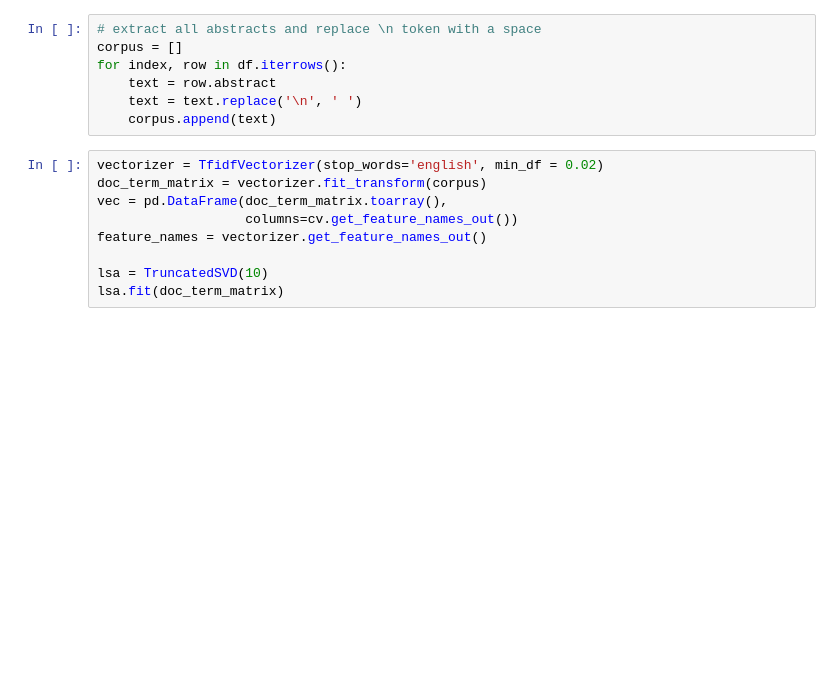
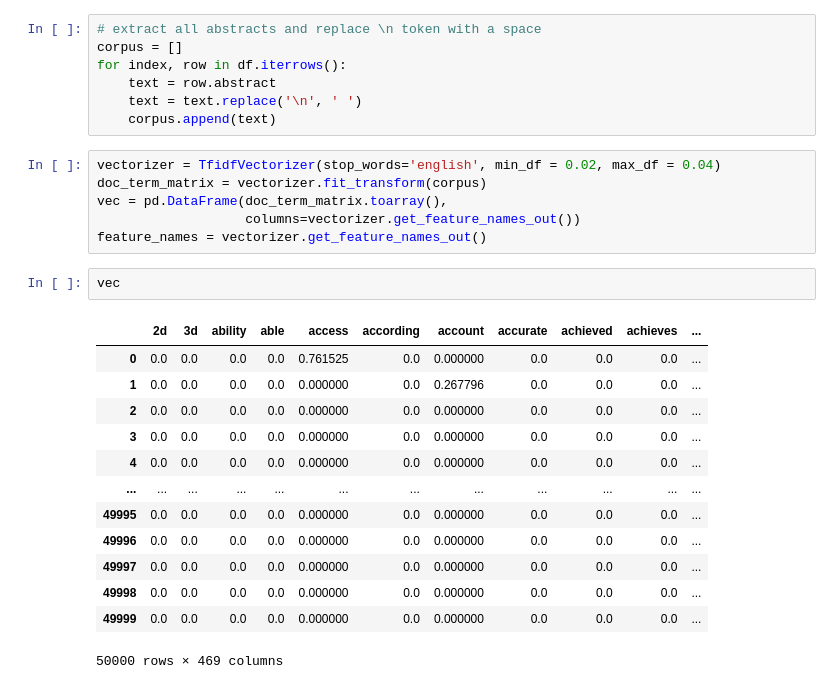
Before and after one commit to ImNotDarren/ScientificPaperClustering, a Jupyter notebook: model/baseline.ipynb, the cells around one changed output. Cells and saved outputs as stored; diff of their text form; blank space fills up the shorter version.

```diff
--- a/model/baseline.ipynb
+++ b/model/baseline.ipynb
@@ -14,12 +16,25 @@ for index, row in df.iterrows():
     text = text.replace('\n', ' ')
     corpus.append(text)
 # %%
-vectorizer = TfidfVectorizer(stop_words='english', min_df = 0.02)
+vectorizer = TfidfVectorizer(stop_words='english', min_df = 0.02, max_df = 0.04)
 doc_term_matrix = vectorizer.fit_transform(corpus)
 vec = pd.DataFrame(doc_term_matrix.toarray(),
-                   columns=cv.get_feature_names_out())
+                   columns=vectorizer.get_feature_names_out())
 feature_names = vectorizer.get_feature_names_out()
-
-lsa = TruncatedSVD(10)
-lsa.fit(doc_term_matrix)
+# %%
+vec
+# %% [output]
+|  | 2d | 3d | ability | able | access | according | account | accurate | achieved | achieves | ... |
+| 0 | 0.0 | 0.0 | 0.0 | 0.0 | 0.761525 | 0.0 | 0.000000 | 0.0 | 0.0 | 0.0 | ... |
+| 1 | 0.0 | 0.0 | 0.0 | 0.0 | 0.000000 | 0.0 | 0.267796 | 0.0 | 0.0 | 0.0 | ... |
+| 2 | 0.0 | 0.0 | 0.0 | 0.0 | 0.000000 | 0.0 | 0.000000 | 0.0 | 0.0 | 0.0 | ... |
+| 3 | 0.0 | 0.0 | 0.0 | 0.0 | 0.000000 | 0.0 | 0.000000 | 0.0 | 0.0 | 0.0 | ... |
+| 4 | 0.0 | 0.0 | 0.0 | 0.0 | 0.000000 | 0.0 | 0.000000 | 0.0 | 0.0 | 0.0 | ... |
+| ... | ... | ... | ... | ... | ... | ... | ... | ... | ... | ... | ... |
+| 49995 | 0.0 | 0.0 | 0.0 | 0.0 | 0.000000 | 0.0 | 0.000000 | 0.0 | 0.0 | 0.0 | ... |
+| 49996 | 0.0 | 0.0 | 0.0 | 0.0 | 0.000000 | 0.0 | 0.000000 | 0.0 | 0.0 | 0.0 | ... |
+| 49997 | 0.0 | 0.0 | 0.0 | 0.0 | 0.000000 | 0.0 | 0.000000 | 0.0 | 0.0 | 0.0 | ... |
+| 49998 | 0.0 | 0.0 | 0.0 | 0.0 | 0.000000 | 0.0 | 0.000000 | 0.0 | 0.0 | 0.0 | ... |
+| 49999 | 0.0 | 0.0 | 0.0 | 0.0 | 0.000000 | 0.0 | 0.000000 | 0.0 | 0.0 | 0.0 | ... |
+50000 rows × 469 columns
 # %%
```
Also changed, not shown: parts of 10 cells of this notebook.
